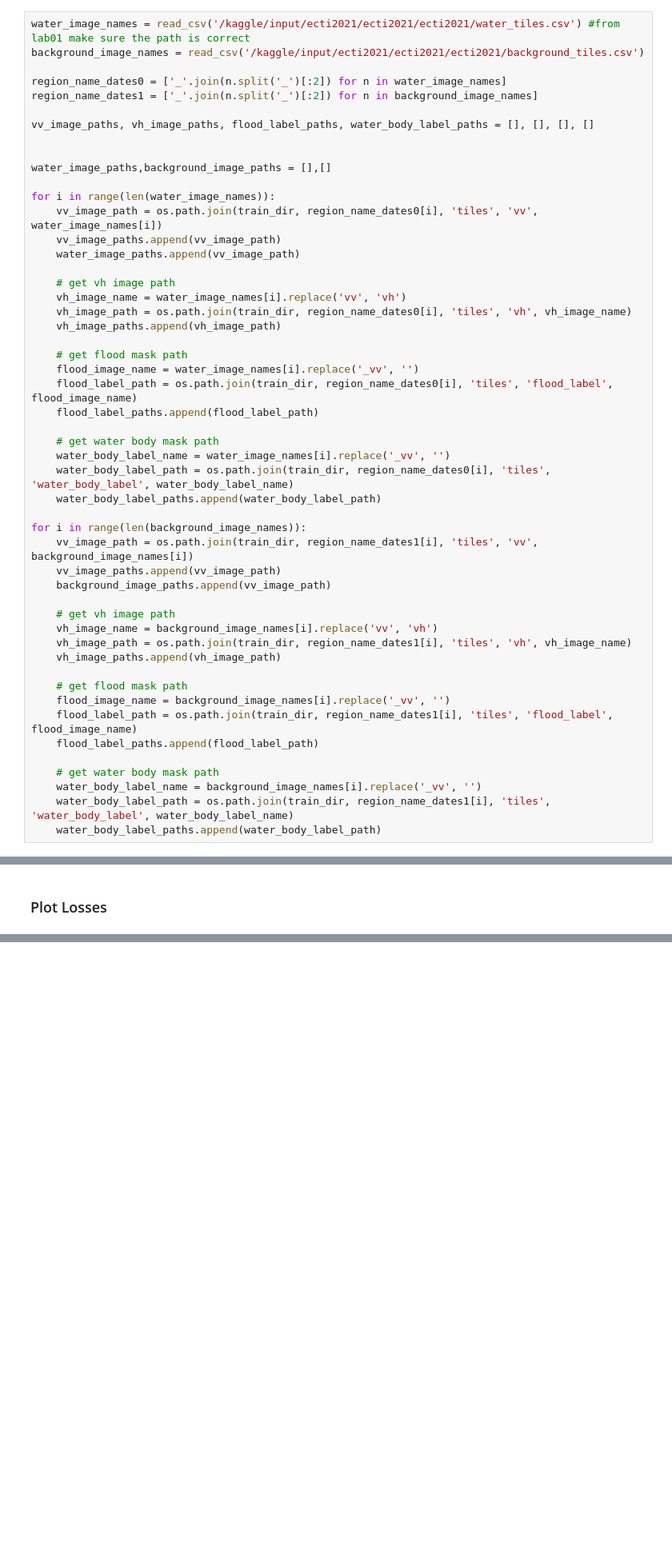
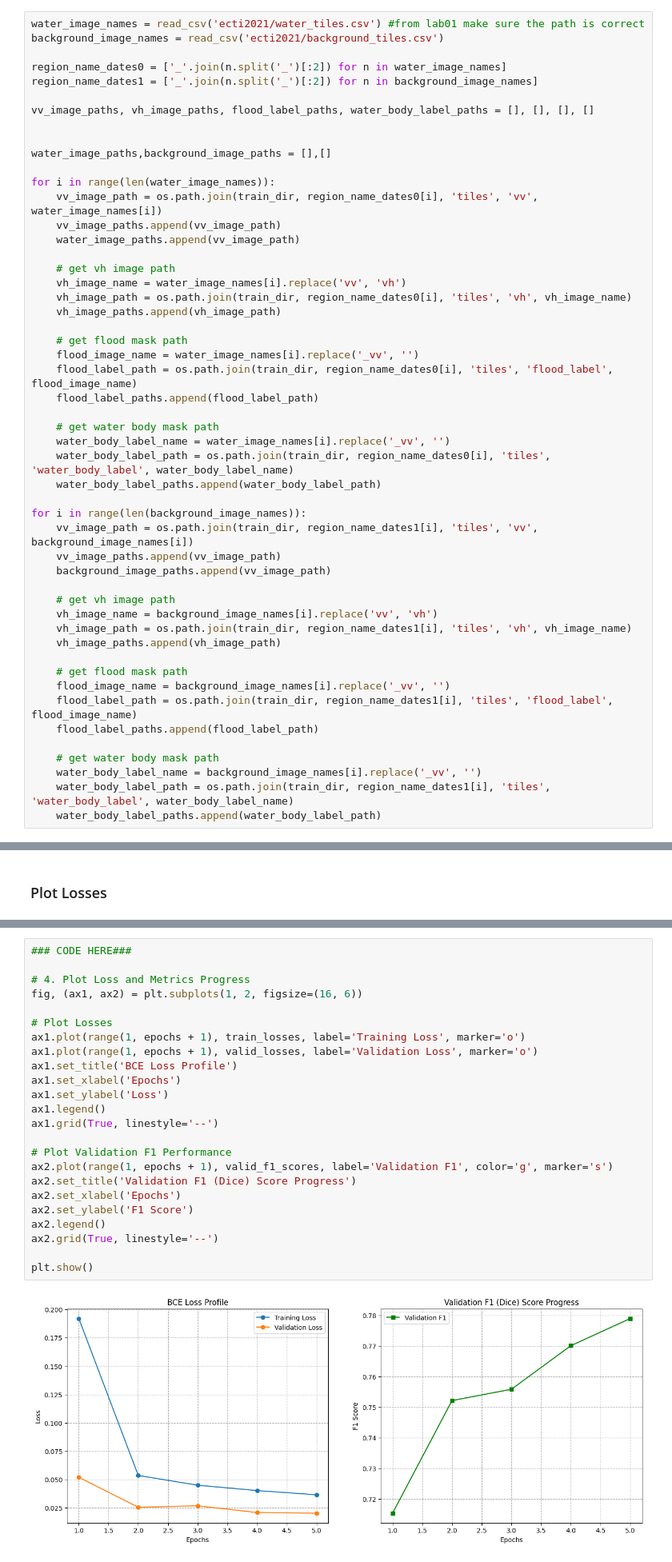
Before and after one commit to ericGutierrezM/projects_applications_dl, a Jupyter notebook: homework_3/Assignment_03_model_training_Kaggle.ipynb, the cells around one changed output, grey strips where cells are left out. Shown at 80% size. Saved outputs shown, nothing was run; the diff lists cells and outputs as text; blank space fills up the shorter version.

```diff
--- a/homework_3/Assignment_03_model_training_Kaggle.ipynb
+++ b/homework_3/Assignment_03_model_training_Kaggle.ipynb
@@ -146,8 +168,8 @@ def read_csv(csvpath,split_symbol='\\'):
     path_list = np.loadtxt(csvpath,delimiter=" ", dtype=str).tolist()
     return [get_filename(pth,split_symbol) for pth in path_list]
 # %%
-water_image_names = read_csv('/kaggle/input/ecti2021/ecti2021/ecti2021/water_tiles.csv') #from lab01 make sure the path is correct
-background_image_names = read_csv('/kaggle/input/ecti2021/ecti2021/ecti2021/background_tiles.csv')
+water_image_names = read_csv('ecti2021/water_tiles.csv') #from lab01 make sure the path is correct
+background_image_names = read_csv('ecti2021/background_tiles.csv')
 
 region_name_dates0 = ['_'.join(n.split('_')[:2]) for n in water_image_names]
 region_name_dates1 = ['_'.join(n.split('_')[:2]) for n in background_image_names]
@@ -483,3 +1017,29 @@ train_df_undersample.to_csv(train_under_path)
+# %%
+### CODE HERE###
+
+# 4. Plot Loss and Metrics Progress
+fig, (ax1, ax2) = plt.subplots(1, 2, figsize=(16, 6))
+
+# Plot Losses
+ax1.plot(range(1, epochs + 1), train_losses, label='Training Loss', marker='o')
+ax1.plot(range(1, epochs + 1), valid_losses, label='Validation Loss', marker='o')
+ax1.set_title('BCE Loss Profile')
+ax1.set_xlabel('Epochs')
+ax1.set_ylabel('Loss')
+ax1.legend()
+ax1.grid(True, linestyle='--')
+
+# Plot Validation F1 Performance
+ax2.plot(range(1, epochs + 1), valid_f1_scores, label='Validation F1', color='g', marker='s')
+ax2.set_title('Validation F1 (Dice) Score Progress')
+ax2.set_xlabel('Epochs')
+ax2.set_ylabel('F1 Score')
+ax2.legend()
+ax2.grid(True, linestyle='--')
+
+plt.show()
+# %% [output]
+[figure, added]
 # %% [markdown]
 ## Train model on the undersampled dataset with a weighted loss function
 # %% [markdown]
```
Also changed, not shown: parts of 37 cells of this notebook, 2 other files.
